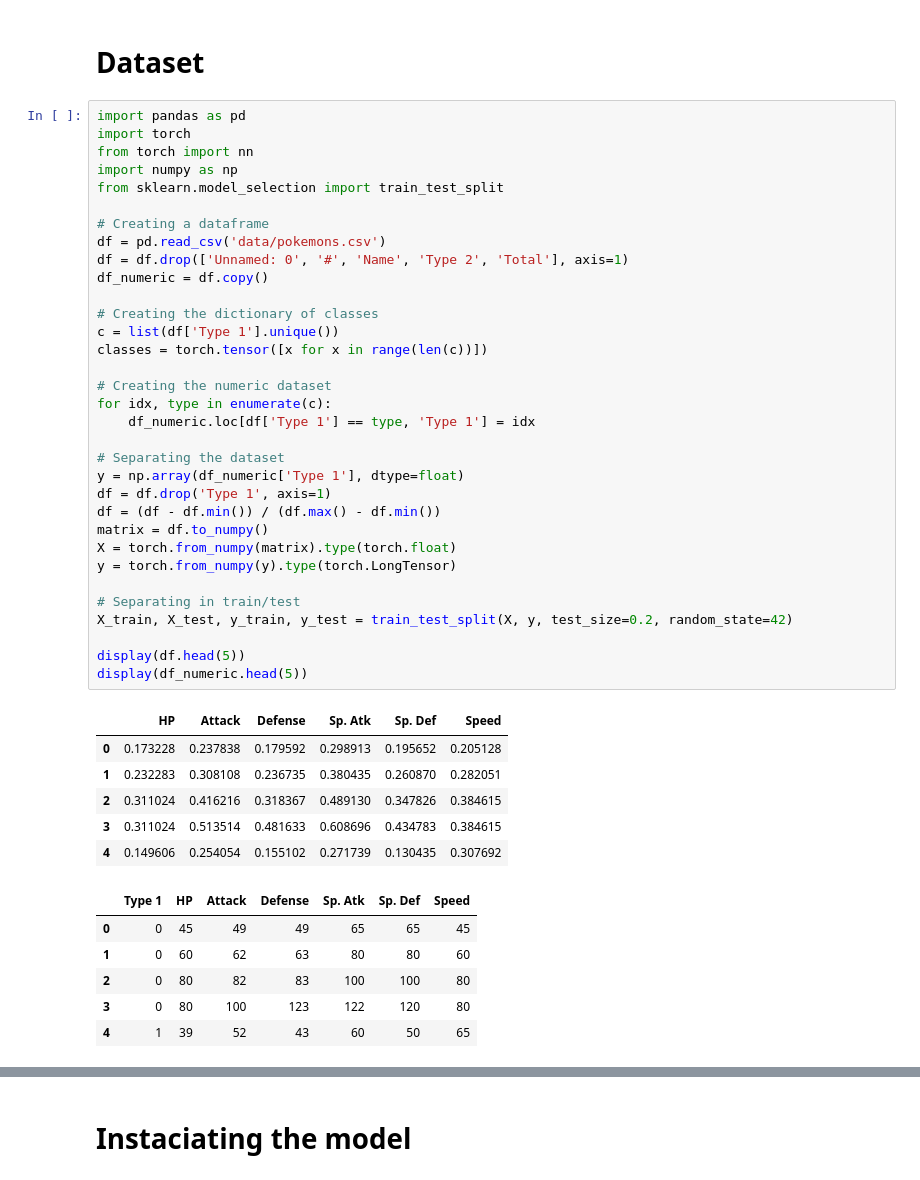
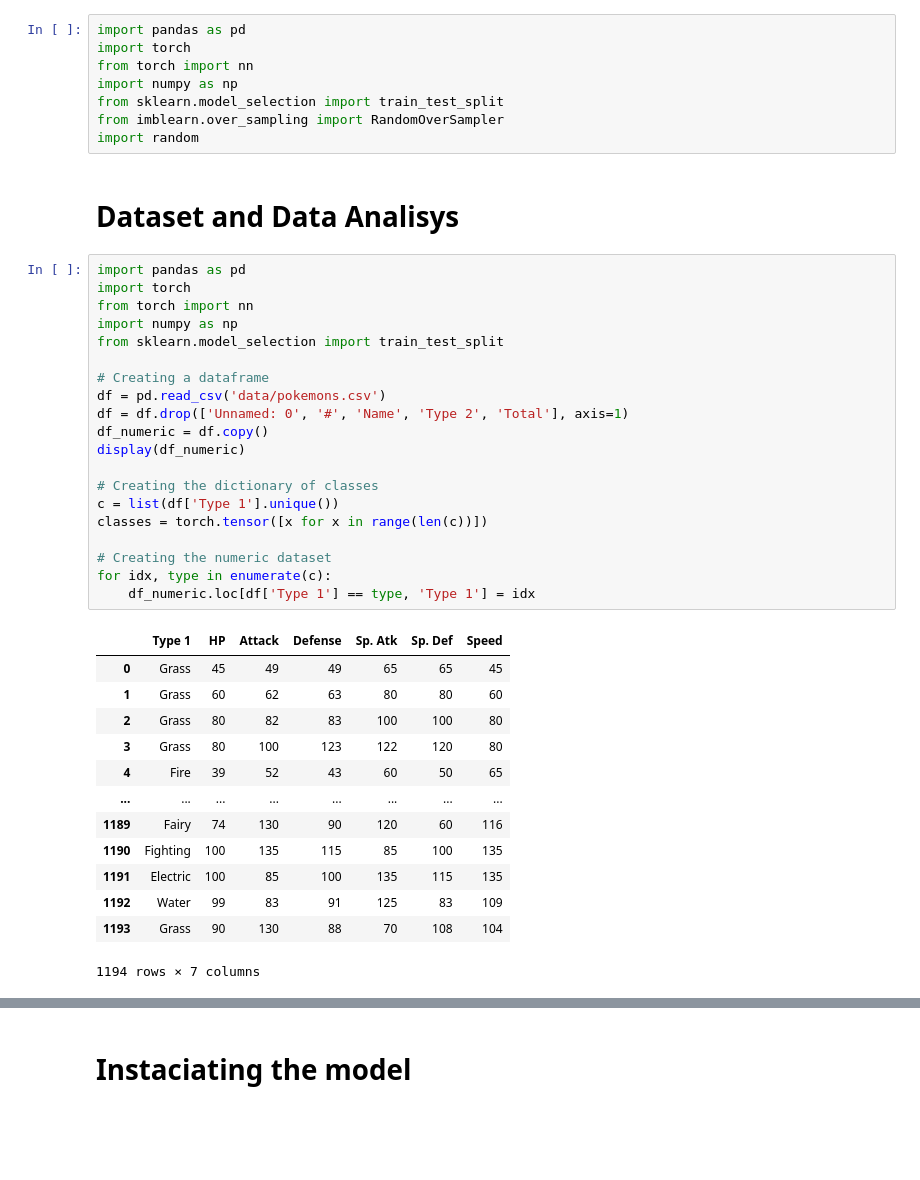
Before and after one commit to mathemaia/studies, a Jupyter notebook: Python/MachineLearning/SupervisedLearning/Pytorch/PokemonClassification.ipynb, the cells around one changed output, grey strips where cells are left out. Drawn from its saved outputs; the diff is of its cells as text; blank space fills up the shorter version.

```diff
--- a/Python/MachineLearning/SupervisedLearning/Pytorch/PokemonClassification.ipynb
+++ b/Python/MachineLearning/SupervisedLearning/Pytorch/PokemonClassification.ipynb
@@ -1,48 +1,44 @@
+# %%
+import pandas as pd
+import torch
+from torch import nn
+import numpy as np
+from sklearn.model_selection import train_test_split
+from imblearn.over_sampling import RandomOverSampler
+import random
 # %% [markdown]
-# Dataset
+# Dataset and Data Analisys
 # %%
 import pandas as pd
 import torch
 from torch import nn
 import numpy as np
 from sklearn.model_selection import train_test_split
 
 # Creating a dataframe
 df = pd.read_csv('data/pokemons.csv')
 df = df.drop(['Unnamed: 0', '#', 'Name', 'Type 2', 'Total'], axis=1)
 df_numeric = df.copy()
+display(df_numeric)
 
 # Creating the dictionary of classes
 c = list(df['Type 1'].unique())
 classes = torch.tensor([x for x in range(len(c))])
 
 # Creating the numeric dataset
 for idx, type in enumerate(c):
     df_numeric.loc[df['Type 1'] == type, 'Type 1'] = idx
-
-# Separating the dataset
-y = np.array(df_numeric['Type 1'], dtype=float)
-df = df.drop('Type 1', axis=1)
-df = (df - df.min()) / (df.max() - df.min())
-matrix = df.to_numpy()
-X = torch.from_numpy(matrix).type(torch.float)
-y = torch.from_numpy(y).type(torch.LongTensor)
-
-# Separating in train/test
-X_train, X_test, y_train, y_test = train_test_split(X, y, test_size=0.2, random_state=42)
-
-display(df.head(5))
-display(df_numeric.head(5))
 # %% [output]
-|  | HP | Attack | Defense | Sp. Atk | Sp. Def | Speed |
-| 0 | 0.173228 | 0.237838 | 0.179592 | 0.298913 | 0.195652 | 0.205128 |
-| 1 | 0.232283 | 0.308108 | 0.236735 | 0.380435 | 0.260870 | 0.282051 |
-| 2 | 0.311024 | 0.416216 | 0.318367 | 0.489130 | 0.347826 | 0.384615 |
-| 3 | 0.311024 | 0.513514 | 0.481633 | 0.608696 | 0.434783 | 0.384615 |
-| 4 | 0.149606 | 0.254054 | 0.155102 | 0.271739 | 0.130435 | 0.307692 |
+|  | Type 1 | HP | Attack | Defense | Sp. Atk | Sp. Def | Speed |
+| 0 | Grass | 45 | 49 | 49 | 65 | 65 | 45 |
+| 1 | Grass | 60 | 62 | 63 | 80 | 80 | 60 |
+| 2 | Grass | 80 | 82 | 83 | 100 | 100 | 80 |
+| 3 | Grass | 80 | 100 | 123 | 122 | 120 | 80 |
+| 4 | Fire | 39 | 52 | 43 | 60 | 50 | 65 |
+| ... | ... | ... | ... | ... | ... | ... | ... |
+| 1189 | Fairy | 74 | 130 | 90 | 120 | 60 | 116 |
+| 1190 | Fighting | 100 | 135 | 115 | 85 | 100 | 135 |
+| 1191 | Electric | 100 | 85 | 100 | 135 | 115 | 135 |
+| 1192 | Water | 99 | 83 | 91 | 125 | 83 | 109 |
+| 1193 | Grass | 90 | 130 | 88 | 70 | 108 | 104 |
-|  | Type 1 | HP | Attack | Defense | Sp. Atk | Sp. Def | Speed |
-| 0 | 0 | 45 | 49 | 49 | 65 | 65 | 45 |
-| 1 | 0 | 60 | 62 | 63 | 80 | 80 | 60 |
-| 2 | 0 | 80 | 82 | 83 | 100 | 100 | 80 |
-| 3 | 0 | 80 | 100 | 123 | 122 | 120 | 80 |
-| 4 | 1 | 39 | 52 | 43 | 60 | 50 | 65 |
+1194 rows × 7 columns
```
Also changed, not shown: parts of 9 cells of this notebook.
